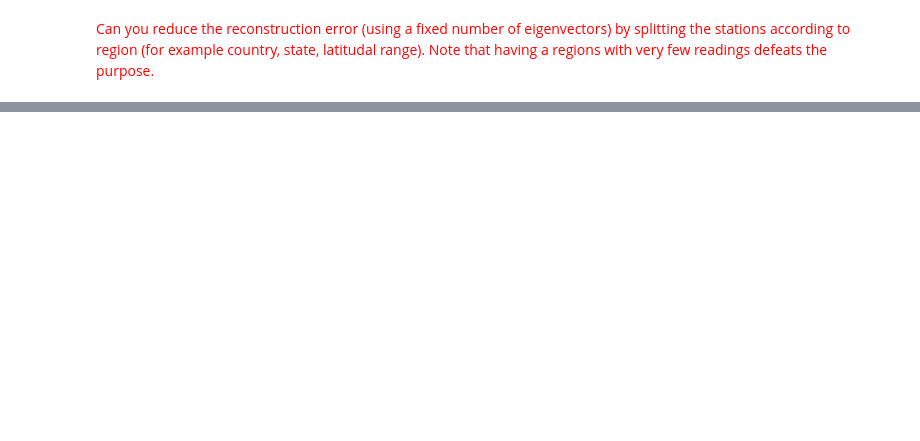
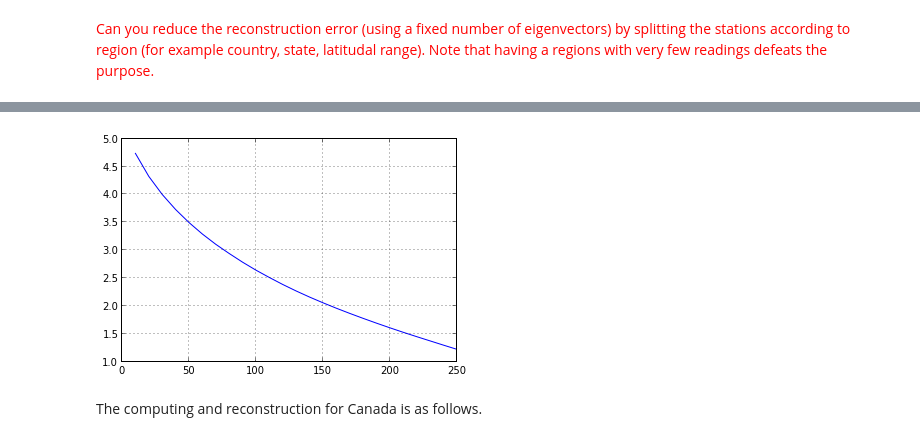
Before and after one commit to intermilan/UCSD_BigData, a Jupyter notebook: notebooks/weather/Weather Analysis.ipynb, the cells around one changed output, grey strips where cells are left out. Saved outputs shown, nothing was run; the diff lists cells and outputs as text; code cells hidden in the pictures; blank space fills up the shorter version.

```diff
--- a/notebooks/weather/Weather Analysis.ipynb
+++ b/notebooks/weather/Weather Analysis.ipynb
@@ -585,0 +687,18 @@ shape(selection)
+# %%
+US_Stations=['US' == station[0:2] for station in Data['station']]
+US_Values = Data[US_Stations].loc[:, 1:365]
+
+US_Original = np.matrix(US_Values.ix[:,1:365])
+US_U, US_Mean = Eigen_Vector(US_Values)
+US_matrix=np.matrix(US_Values.ix[:, 1:365])-US_Mean
+US_matrix[isnan(US_matrix)]=0
+US_Error = []
+
+for k in range(10, 251, 10):
+    US_Eig = np.matrix(US_U[:,:k])
+    US_Prod = US_matrix * US_Eig;
+    US_Predict = US_Eig*US_Prod.transpose()+US_Mean[:,np.newaxis]
+    US_Predict = US_Predict.transpose()
+    error = Calc_Error(US_Original, US_Predict, shape(US_Values)[0])
+    US_Error.append(error)
+    print error
@@ -585,0 +723,7 @@ shape(selection)
+# %%
+plot(range(10, 251, 10), US_Error)
+grid()
+# %% [output]
+[figure, added]
+# %% [markdown]
+The computing and reconstruction for Canada is as follows.
```
Also changed, not shown: parts of 35 cells of this notebook, 2 other files.
